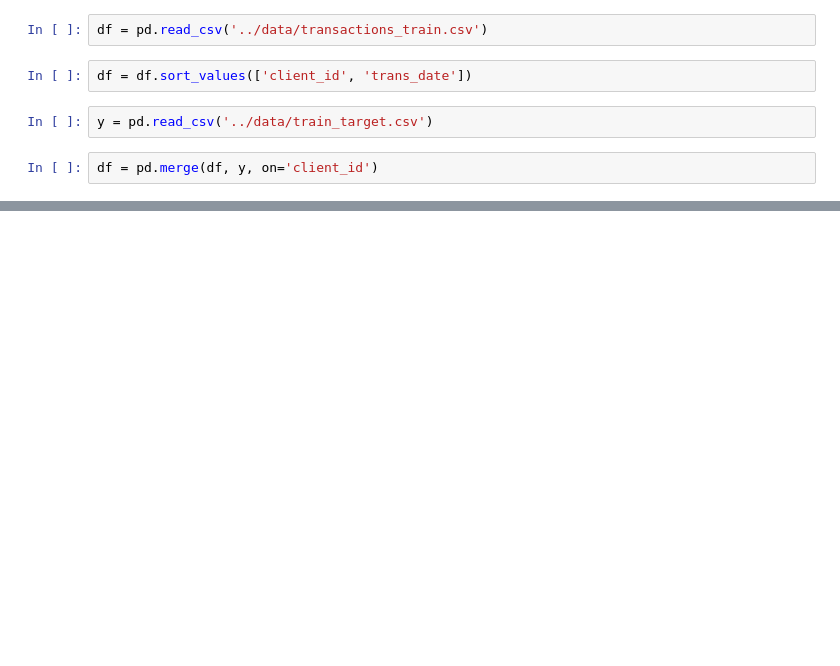
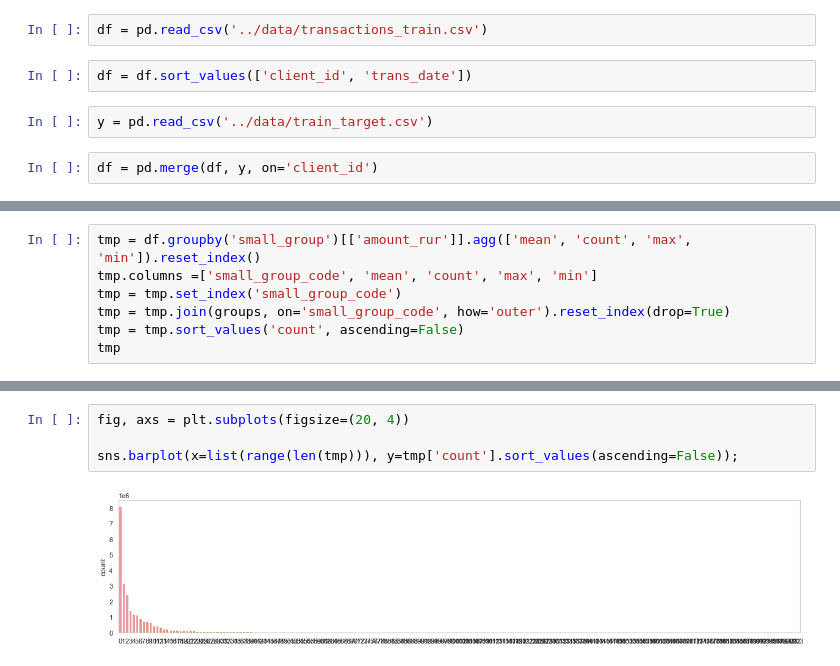
Before and after one commit to thxi/hse_embeddings, a Jupyter notebook: notebooks/EDA clusters.ipynb, the cells around one changed output, grey strips where cells are left out. Cells and saved outputs as stored; diff of their text form; blank space fills up the shorter version.

```diff
--- a/notebooks/EDA clusters.ipynb
+++ b/notebooks/EDA clusters.ipynb
@@ -34,0 +66,7 @@ df.head()
+# %%
+tmp = df.groupby('small_group')[['amount_rur']].agg(['mean', 'count', 'max', 'min']).reset_index()
+tmp.columns =['small_group_code', 'mean', 'count', 'max', 'min']
+tmp = tmp.set_index('small_group_code')
+tmp = tmp.join(groups, on='small_group_code', how='outer').reset_index(drop=True)
+tmp = tmp.sort_values('count', ascending=False)
+tmp
@@ -34,0 +93,6 @@ df.head()
+# %%
+fig, axs = plt.subplots(figsize=(20, 4))
+
+sns.barplot(x=list(range(len(tmp))), y=tmp['count'].sort_values(ascending=False));
+# %% [output]
+[figure, added]
```
Also changed, not shown: parts of 19 cells of this notebook.
